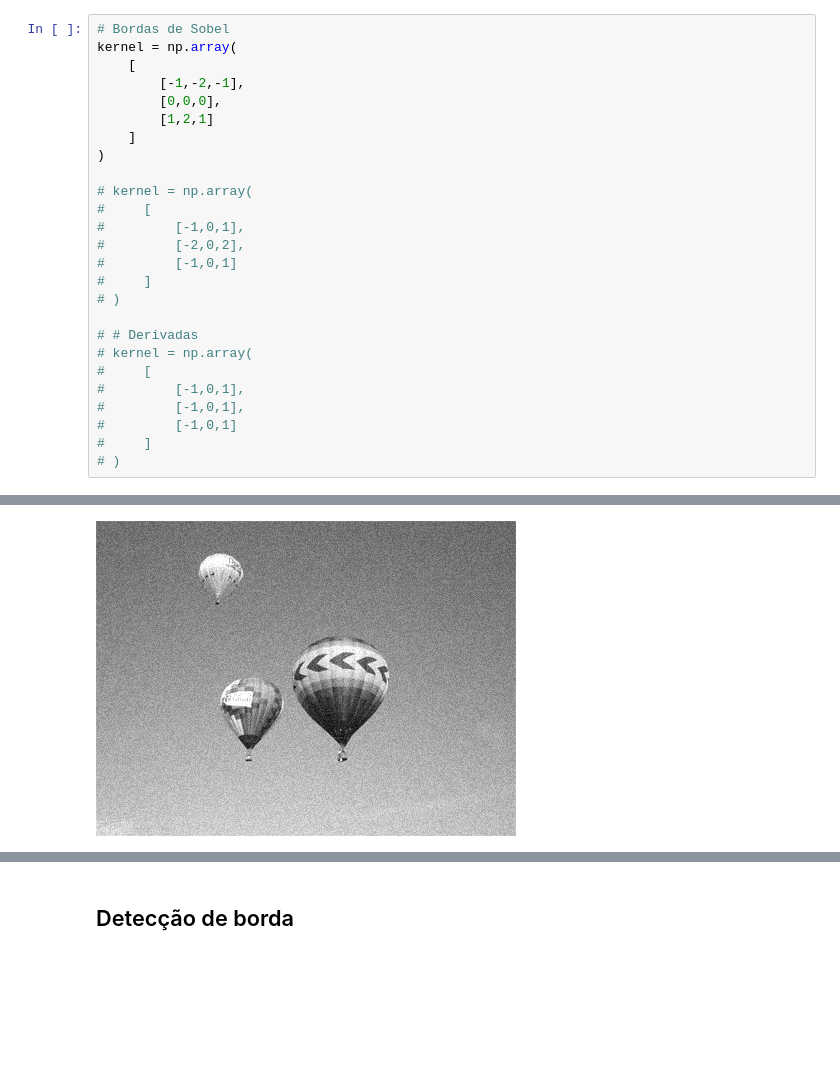
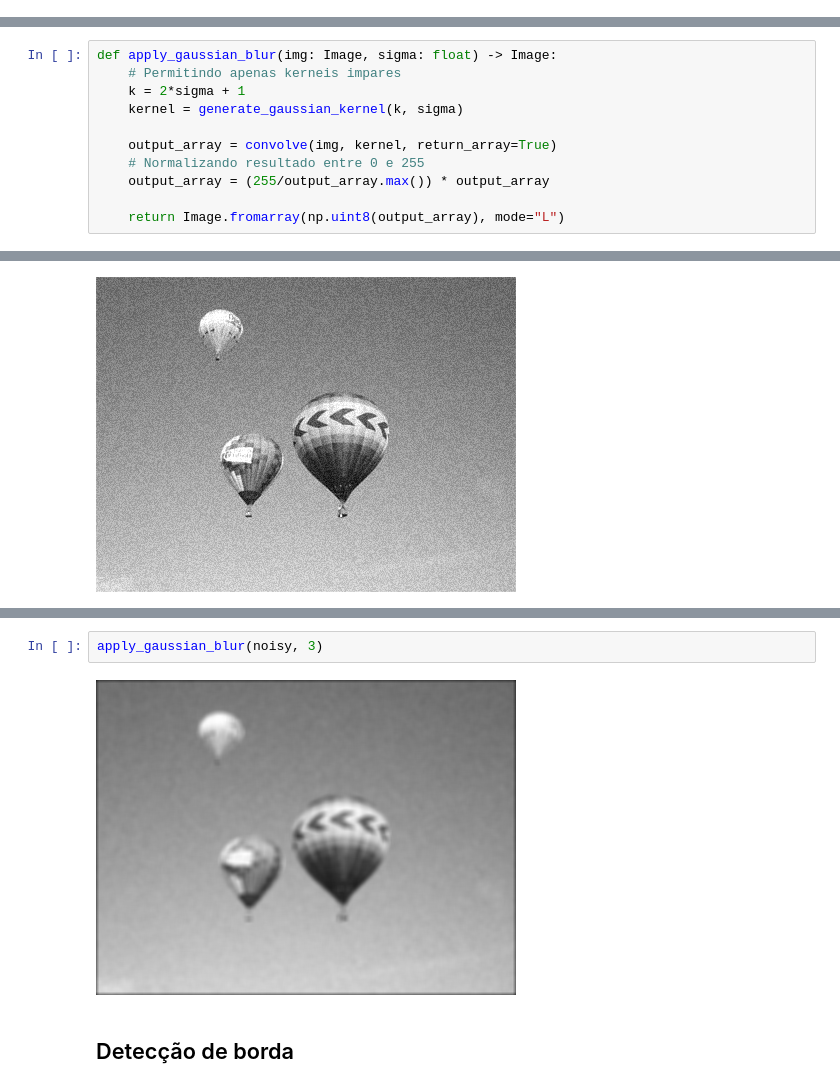
Before and after one commit to kenzosakiyama/visao_computacional, a Jupyter notebook: filtros_de_convolucao.ipynb, the cells around one changed output, grey strips where cells are left out. Drawn from its saved outputs; the diff is of its cells as text; blank space fills up the shorter version.

```diff
--- a/filtros_de_convolucao.ipynb
+++ b/filtros_de_convolucao.ipynb
@@ -76,32 +75,6 @@ convolve(demo, kernel)
 [figure]
 # %% [markdown]
 # Aplicando bordas de Sobel
-# %%
-# Bordas de Sobel
-kernel = np.array(
-    [
-        [-1,-2,-1],
-        [0,0,0],
-        [1,2,1]
-    ]
-)
-
-# kernel = np.array(
-#     [
-#         [-1,0,1],
-#         [-2,0,2],
-#         [-1,0,1]
-#     ]
-# )
-
-# # Derivadas
-# kernel = np.array(
-#     [
-#         [-1,0,1],
-#         [-1,0,1],
-#         [-1,0,1]
-#     ]
-# )
 # %%
 def apply_sobel_border_detection(img: Image) -> Image:
 
@@ -188,6 +158,17 @@ convolve(demo, gaussian_kernel)
 # Aplicando os filtros implementados
 # %% [markdown]
 ## Remoção de ruído
+# %%
+def apply_gaussian_blur(img: Image, sigma: float) -> Image:
+    # Permitindo apenas kerneis impares
+    k = 2*sigma + 1
+    kernel = generate_gaussian_kernel(k, sigma)
+
+    output_array = convolve(img, kernel, return_array=True)
+    # Normalizando resultado entre 0 e 255
+    output_array = (255/output_array.max()) * output_array
+
+    return Image.fromarray(np.uint8(output_array), mode="L")
 # %%
 noisy = Image.open("data/filtros/noisy.jpg")
 noisy
@@ -205,3 +177,7 @@ convolve(noisy, kernel)
+# %%
+apply_gaussian_blur(noisy, 3)
+# %% [output]
+[figure, added]
 # %% [markdown]
 ## Detecção de borda
 # %%
```
Also changed, not shown: parts of 6 cells of this notebook.
